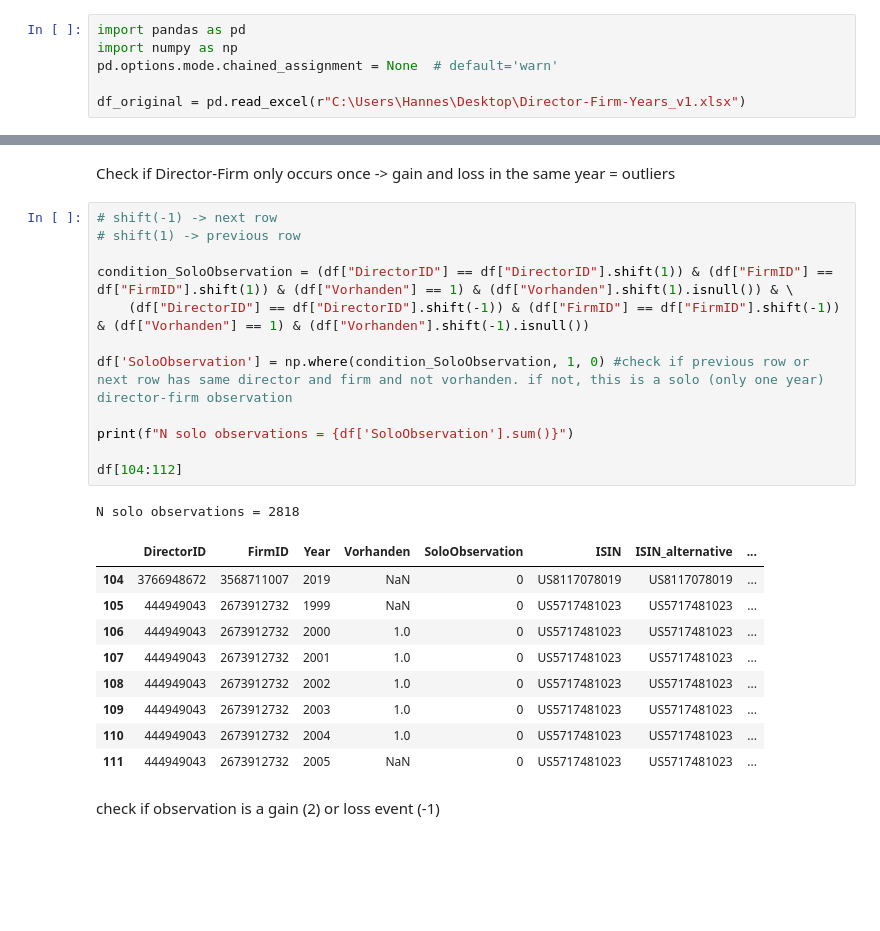
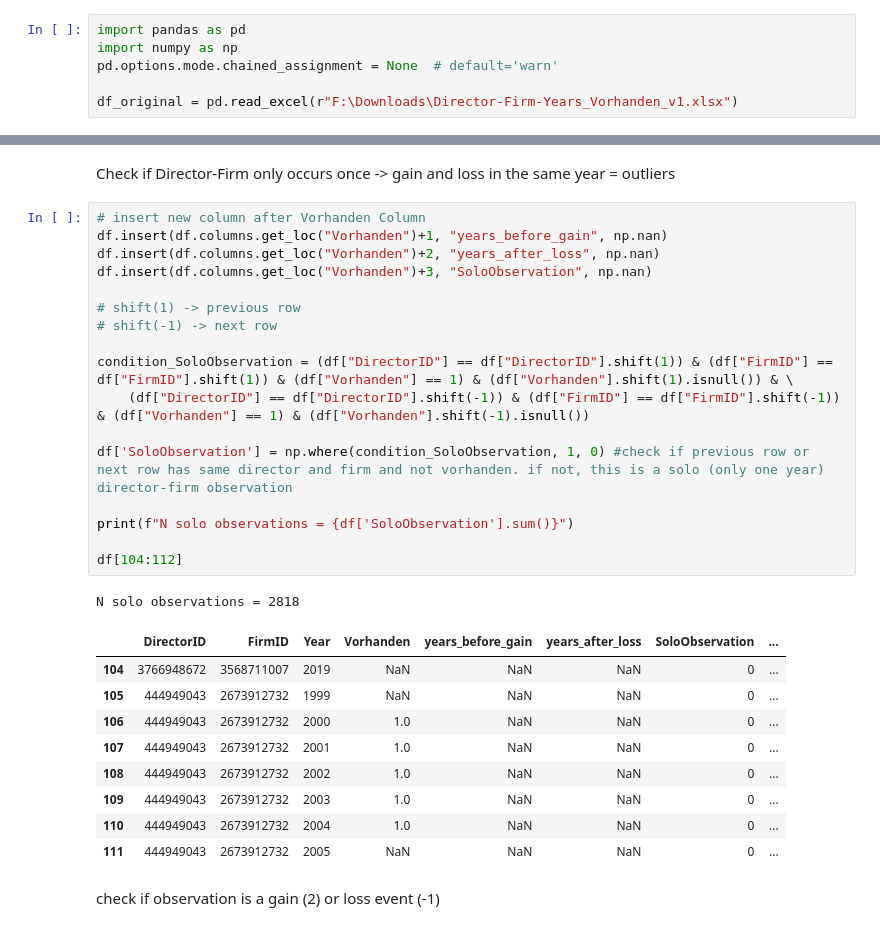
Before and after one commit to hannez11/director-project, a Jupyter notebook: director-firm-year panel.ipynb, the cells around one changed output, grey strips where cells are left out. Drawn from its saved outputs; the diff is of its cells as text; blank space fills up the shorter version.

```diff
--- a/director-firm-year panel.ipynb
+++ b/director-firm-year panel.ipynb
@@ -5,4 +5,4 @@ import pandas as pd
 import numpy as np
 pd.options.mode.chained_assignment = None  # default='warn'
 
-df_original = pd.read_excel(r"C:\Users\Hannes\Desktop\Director-Firm-Years_v1.xlsx")
+df_original = pd.read_excel(r"F:\Downloads\Director-Firm-Years_Vorhanden_v1.xlsx")
@@ -17,28 +30,33 @@ Check if Director-Firm only occurs once
 -> gain and loss in the same year
 = outliers
 # %%
+# insert new column after Vorhanden Column
+df.insert(df.columns.get_loc("Vorhanden")+1, "years_before_gain", np.nan)
+df.insert(df.columns.get_loc("Vorhanden")+2, "years_after_loss", np.nan)
+df.insert(df.columns.get_loc("Vorhanden")+3, "SoloObservation", np.nan)
+
+# shift(1) -> previous row
 # shift(-1) -> next row
-# shift(1) -> previous row
 
 condition_SoloObservation = (df["DirectorID"] == df["DirectorID"].shift(1)) & (df["FirmID"] == df["FirmID"].shift(1)) & (df["Vorhanden"] == 1) & (df["Vorhanden"].shift(1).isnull()) & \
     (df["DirectorID"] == df["DirectorID"].shift(-1)) & (df["FirmID"] == df["FirmID"].shift(-1)) & (df["Vorhanden"] == 1) & (df["Vorhanden"].shift(-1).isnull())
 
 df['SoloObservation'] = np.where(condition_SoloObservation, 1, 0) #check if previous row or next row has same director and firm and not vorhanden. if not, this is a solo (only one year) director-firm observation
 
 print(f"N solo observations = {df['SoloObservation'].sum()}")
 
 df[104:112]
 # %% [output]
 N solo observations = 2818
-|  | DirectorID | FirmID | Year | Vorhanden | SoloObservation | ISIN | ISIN_alternative | ... |
-| 104 | 3766948672 | 3568711007 | 2019 | NaN | 0 | US8117078019 | US8117078019 | ... |
-| 105 | 444949043 | 2673912732 | 1999 | NaN | 0 | US5717481023 | US5717481023 | ... |
-| 106 | 444949043 | 2673912732 | 2000 | 1.0 | 0 | US5717481023 | US5717481023 | ... |
-| 107 | 444949043 | 2673912732 | 2001 | 1.0 | 0 | US5717481023 | US5717481023 | ... |
-| 108 | 444949043 | 2673912732 | 2002 | 1.0 | 0 | US5717481023 | US5717481023 | ... |
-| 109 | 444949043 | 2673912732 | 2003 | 1.0 | 0 | US5717481023 | US5717481023 | ... |
-| 110 | 444949043 | 2673912732 | 2004 | 1.0 | 0 | US5717481023 | US5717481023 | ... |
-| 111 | 444949043 | 2673912732 | 2005 | NaN | 0 | US5717481023 | US5717481023 | ... |
+|  | DirectorID | FirmID | Year | Vorhanden | years_before_gain | years_after_loss | SoloObservation | ... |
+| 104 | 3766948672 | 3568711007 | 2019 | NaN | NaN | NaN | 0 | ... |
+| 105 | 444949043 | 2673912732 | 1999 | NaN | NaN | NaN | 0 | ... |
+| 106 | 444949043 | 2673912732 | 2000 | 1.0 | NaN | NaN | 0 | ... |
+| 107 | 444949043 | 2673912732 | 2001 | 1.0 | NaN | NaN | 0 | ... |
+| 108 | 444949043 | 2673912732 | 2002 | 1.0 | NaN | NaN | 0 | ... |
+| 109 | 444949043 | 2673912732 | 2003 | 1.0 | NaN | NaN | 0 | ... |
+| 110 | 444949043 | 2673912732 | 2004 | 1.0 | NaN | NaN | 0 | ... |
+| 111 | 444949043 | 2673912732 | 2005 | NaN | NaN | NaN | 0 | ... |
 # %% [markdown]
 check if observation is a gain (2) or loss event (-1)
 # %%
```
Also changed, not shown: parts of 16 cells of this notebook, 1 other file.
